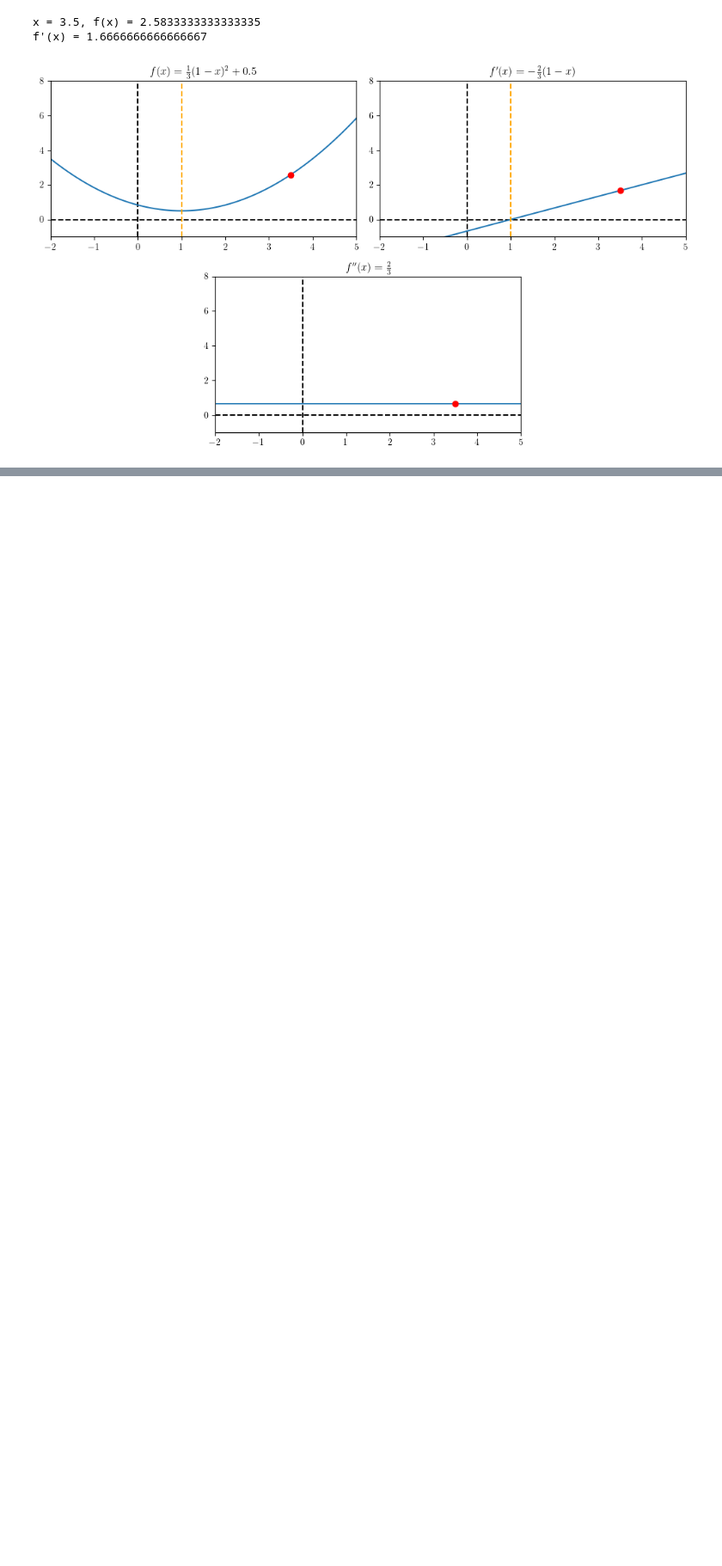
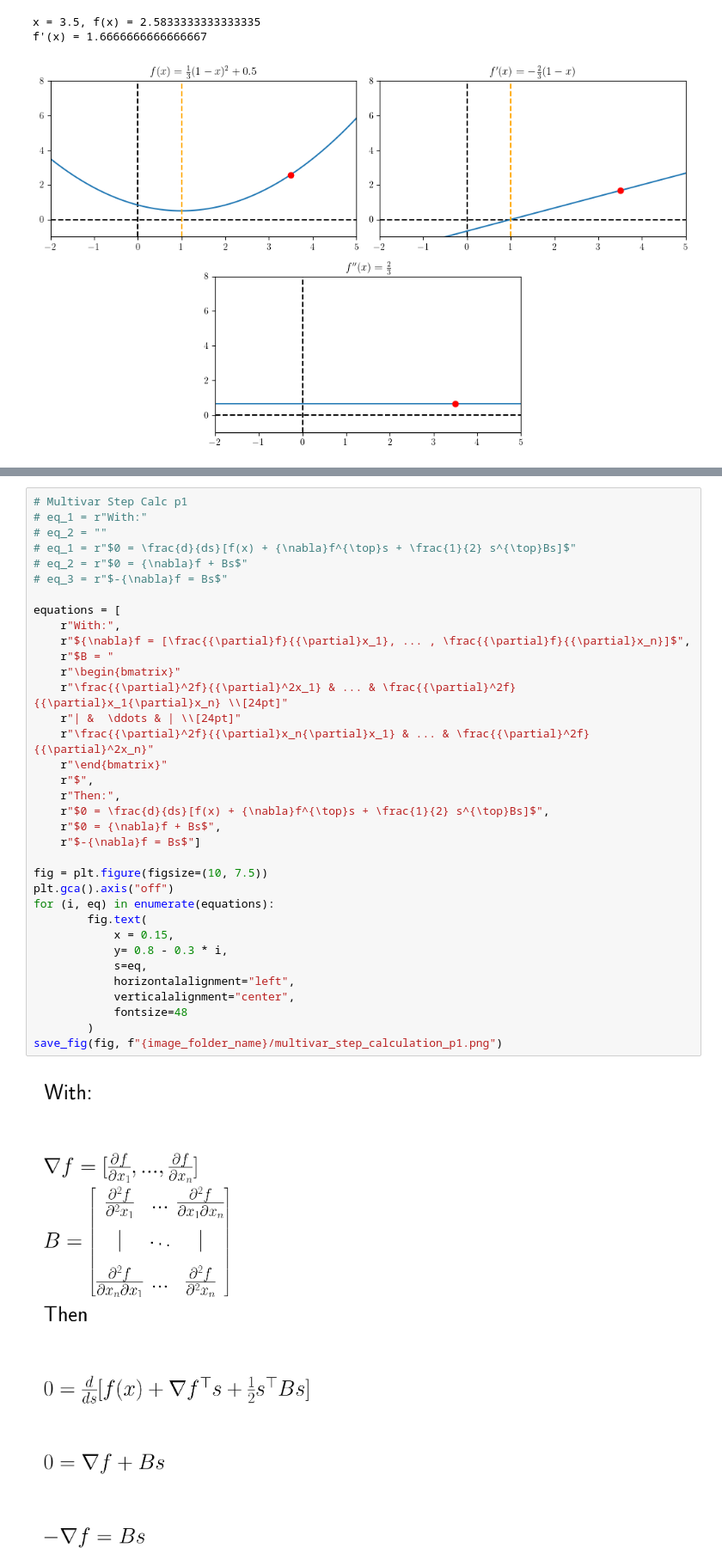
Before and after one commit to lprekon/lprekon.github.io, a Jupyter notebook: content/lmbfgs_explainer/lmbfgs_blogpost_graphics.ipynb, the cells around one changed output, grey strips where cells are left out. Shown at 86% size. Saved outputs shown, nothing was run; the diff lists cells and outputs as text; blank space fills up the shorter version.

Commit message:
multivar step fig

```diff
--- a/content/lmbfgs_explainer/lmbfgs_blogpost_graphics.ipynb
+++ b/content/lmbfgs_explainer/lmbfgs_blogpost_graphics.ipynb
@@ -105,3 +107,40 @@ for (i, eq) in enumerate(equations):
 save_fig(fig, f"{image_folder_name}/step_calculation.png")
 # %% [output]
 [figure]
+# %%
+# Multivar Step Calc p1
+# eq_1 = r"With:"
+# eq_2 = ""
+# eq_1 = r"$0 = \frac{d}{ds}[f(x) + {\nabla}f^{\top}s + \frac{1}{2} s^{\top}Bs]$"
+# eq_2 = r"$0 = {\nabla}f + Bs$"
+# eq_3 = r"$-{\nabla}f = Bs$"
+
+equations = [
+    r"With:",
+    r"${\nabla}f = [\frac{{\partial}f}{{\partial}x_1}, ... , \frac{{\partial}f}{{\partial}x_n}]$",
+    r"$B = "
+    r"\begin{bmatrix}"
+    r"\frac{{\partial}^2f}{{\partial}^2x_1} & ... & \frac{{\partial}^2f}{{\partial}x_1{\partial}x_n} \\[24pt]"
+    r"| &  \ddots & | \\[24pt]"
+    r"\frac{{\partial}^2f}{{\partial}x_n{\partial}x_1} & ... & \frac{{\partial}^2f}{{\partial}^2x_n}"
+    r"\end{bmatrix}"
+    r"$",
+    r"Then:",
+    r"$0 = \frac{d}{ds}[f(x) + {\nabla}f^{\top}s + \frac{1}{2} s^{\top}Bs]$",
+    r"$0 = {\nabla}f + Bs$",
+    r"$-{\nabla}f = Bs$"]
+
+fig = plt.figure(figsize=(10, 7.5))
+plt.gca().axis("off")
+for (i, eq) in enumerate(equations):
+        fig.text(
+            x = 0.15,
+            y= 0.8 - 0.3 * i,
+            s=eq,
+            horizontalalignment="left",
+            verticalalignment="center",
+            fontsize=48
+        )
+save_fig(fig, f"{image_folder_name}/multivar_step_calculation_p1.png")
+# %% [output]
+[figure, added]
```
Also changed, not shown: parts of 4 cells of this notebook.
